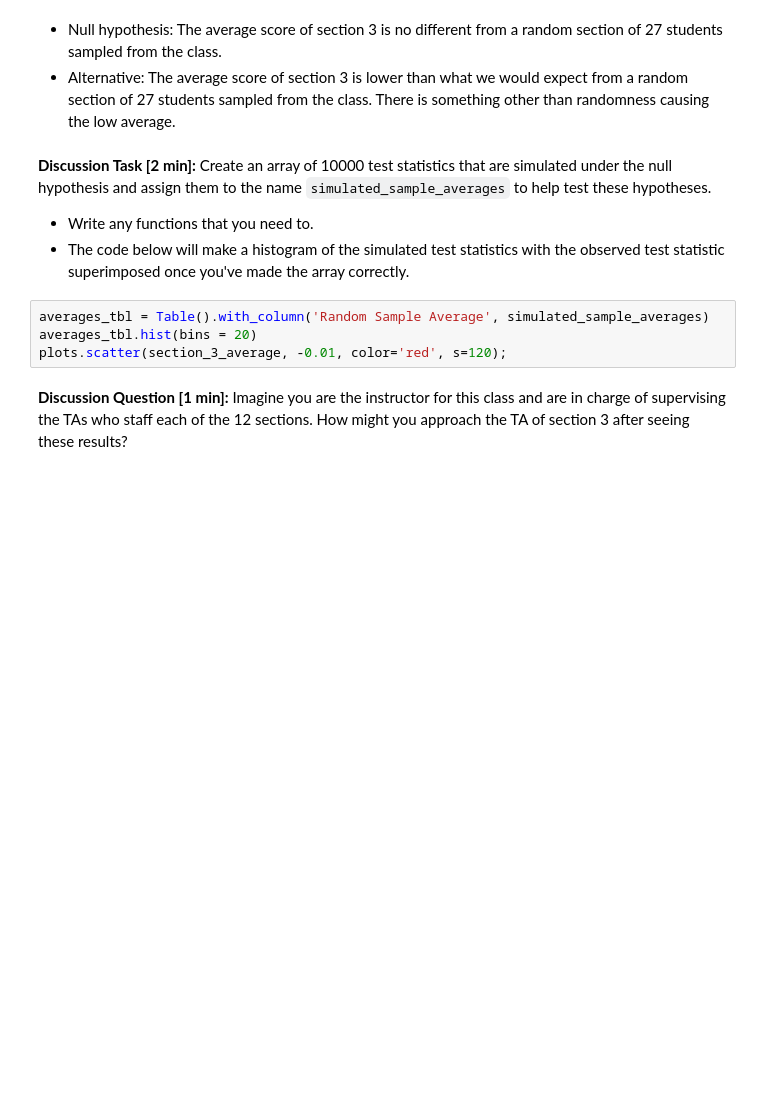
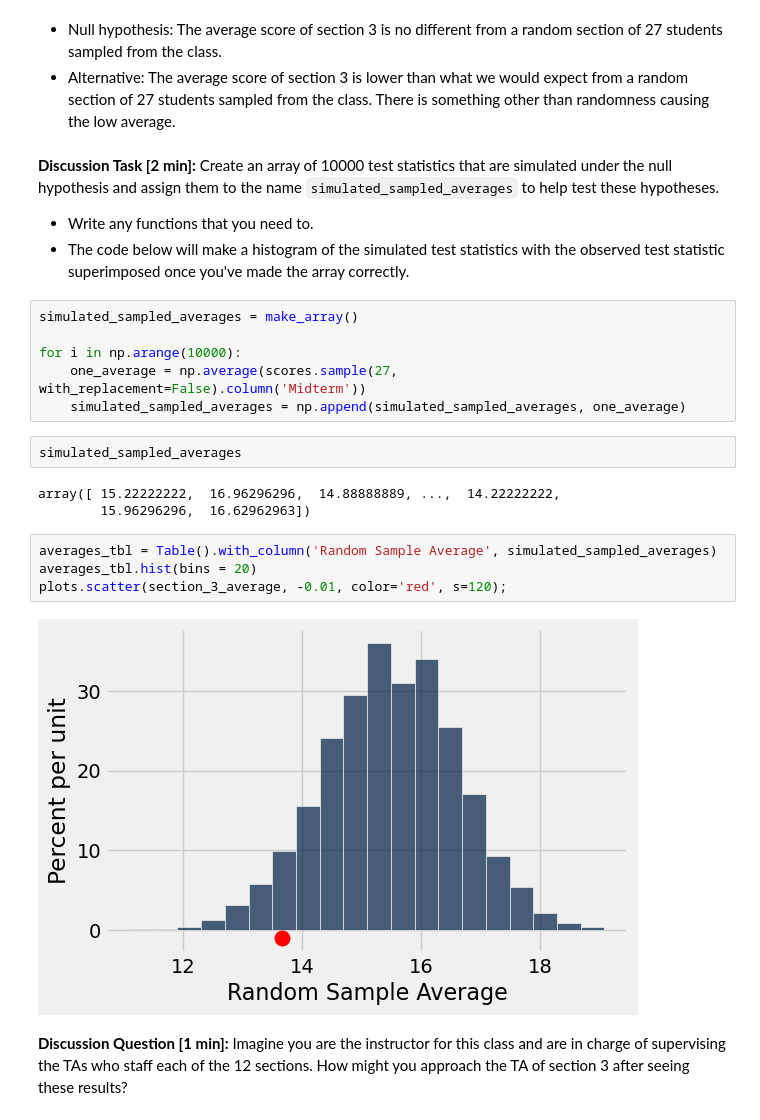
Before and after one commit to kystewart/materials-sp25, a Jupyter notebook: lec/lec17/lec17.ipynb, the cells around one changed output. Saved outputs shown, nothing was run; the diff lists cells and outputs as text; blank space fills up the shorter version.

```diff
--- a/lec/lec17/lec17.ipynb
+++ b/lec/lec17/lec17.ipynb
@@ -41,13 +94,26 @@ np.average(scores.sample(27, with_replacement=False).column('Midterm'))
 - Alternative: The average score of section 3 is lower than what we would expect from a random section of 27 students sampled from the class. There is something other than randomness causing the low average.
 # %% [markdown]
 
-**Discussion Task [2 min]:** Create an array of 10000 test statistics that are simulated under the null hypothesis and assign them to the name `simulated_sample_averages` to help test these hypotheses.
+**Discussion Task [2 min]:** Create an array of 10000 test statistics that are simulated under the null hypothesis and assign them to the name `simulated_sampled_averages` to help test these hypotheses.
 - Write any functions that you need to.
 - The code below will make a histogram of the simulated test statistics with the observed test statistic superimposed once you've made the array correctly.
+# %%
+simulated_sampled_averages = make_array()
+
+for i in np.arange(10000):
+    one_average = np.average(scores.sample(27, with_replacement=False).column('Midterm'))
+    simulated_sampled_averages = np.append(simulated_sampled_averages, one_average)
+# %%
+simulated_sampled_averages
+# %% [output]
+array([ 15.22222222,  16.96296296,  14.88888889, ...,  14.22222222,
+        15.96296296,  16.62962963])
 # %%
-averages_tbl = Table().with_column('Random Sample Average', simulated_sample_averages)
+averages_tbl = Table().with_column('Random Sample Average', simulated_sampled_averages)
 averages_tbl.hist(bins = 20)
 plots.scatter(section_3_average, -0.01, color='red', s=120);
+# %% [output]
+[figure, added]
 # %% [markdown]
 **Discussion Question [1 min]:** Imagine you are the instructor for this class and are in charge of supervising the TAs who staff each of the 12 sections. How might you approach the TA of section 3 after seeing these results?
 # %% [markdown]
```
Also changed, not shown: parts of 16 cells of this notebook.
